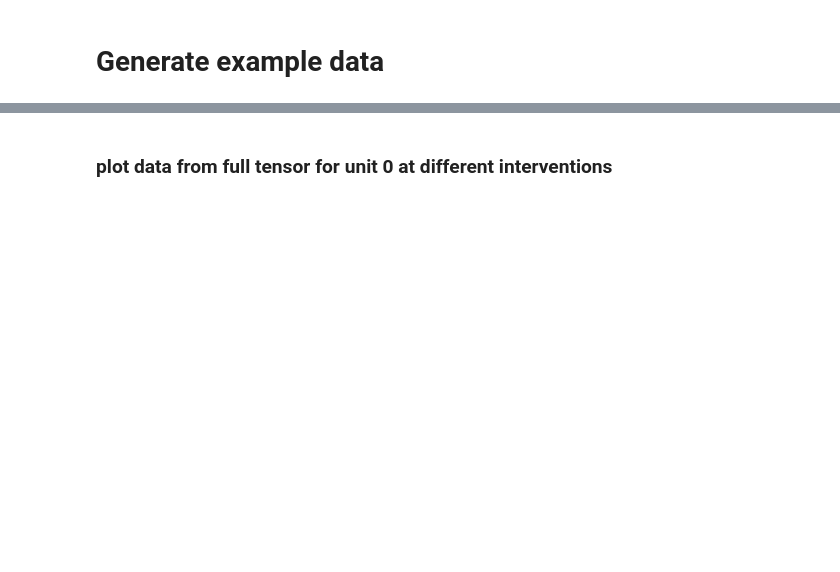
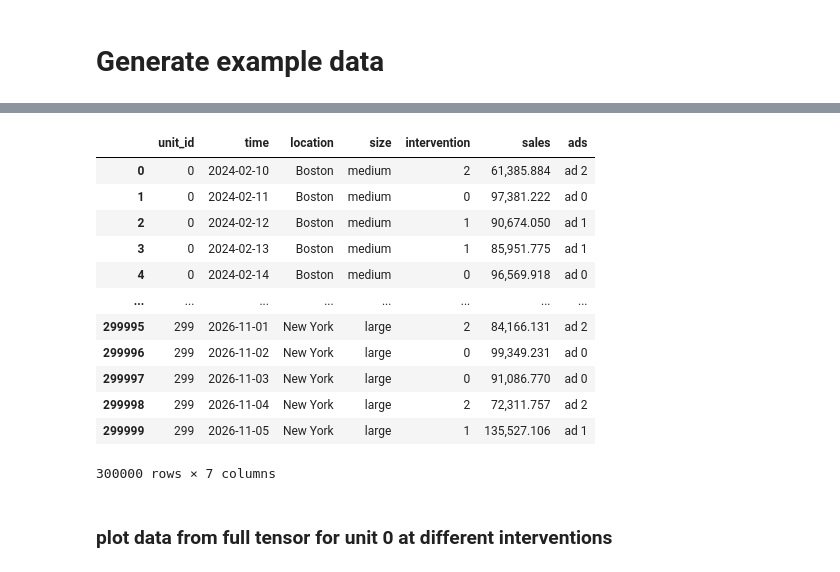
Before and after one commit to AbdullahO/What-If, a Jupyter notebook: synthetic_data_generation/generate_data.ipynb, the cells around one changed output, grey strips where cells are left out. Cells and saved outputs as stored; diff of their text form; code cells hidden in the pictures; blank space fills up the shorter version.

```diff
--- a/synthetic_data_generation/generate_data.ipynb
+++ b/synthetic_data_generation/generate_data.ipynb
@@ -104,3 +98,25 @@ data.ss_df
+# %%
+t0 = 1501
+t1 = 2500
+period_1 =  {"intervention_assignment": "random", "until": t1-t0+1}
+
+tensor, df = data.generate([t0,t1])
+tensor_ss, df_ss = data.auto_subsample([period_1], tensor, df)
+df_ss
+# %% [output]
+|  | unit_id | time | location | size | intervention | sales | ads |
+| 0 | 0 | 2024-02-10 | Boston | medium | 2 | 61,385.884 | ad 2 |
+| 1 | 0 | 2024-02-11 | Boston | medium | 0 | 97,381.222 | ad 0 |
+| 2 | 0 | 2024-02-12 | Boston | medium | 1 | 90,674.050 | ad 1 |
+| 3 | 0 | 2024-02-13 | Boston | medium | 1 | 85,951.775 | ad 1 |
+| 4 | 0 | 2024-02-14 | Boston | medium | 0 | 96,569.918 | ad 0 |
+| ... | ... | ... | ... | ... | ... | ... | ... |
+| 299995 | 299 | 2026-11-01 | New York | large | 2 | 84,166.131 | ad 2 |
+| 299996 | 299 | 2026-11-02 | New York | large | 0 | 99,349.231 | ad 0 |
+| 299997 | 299 | 2026-11-03 | New York | large | 0 | 91,086.770 | ad 0 |
+| 299998 | 299 | 2026-11-04 | New York | large | 2 | 72,311.757 | ad 2 |
+| 299999 | 299 | 2026-11-05 | New York | large | 1 | 135,527.106 | ad 1 |
+300000 rows × 7 columns
 # %% [markdown]
 ### plot data from full tensor for unit 0 at different interventions
 # %%
```
Also changed, not shown: parts of 10 cells of this notebook, 8 other files.
